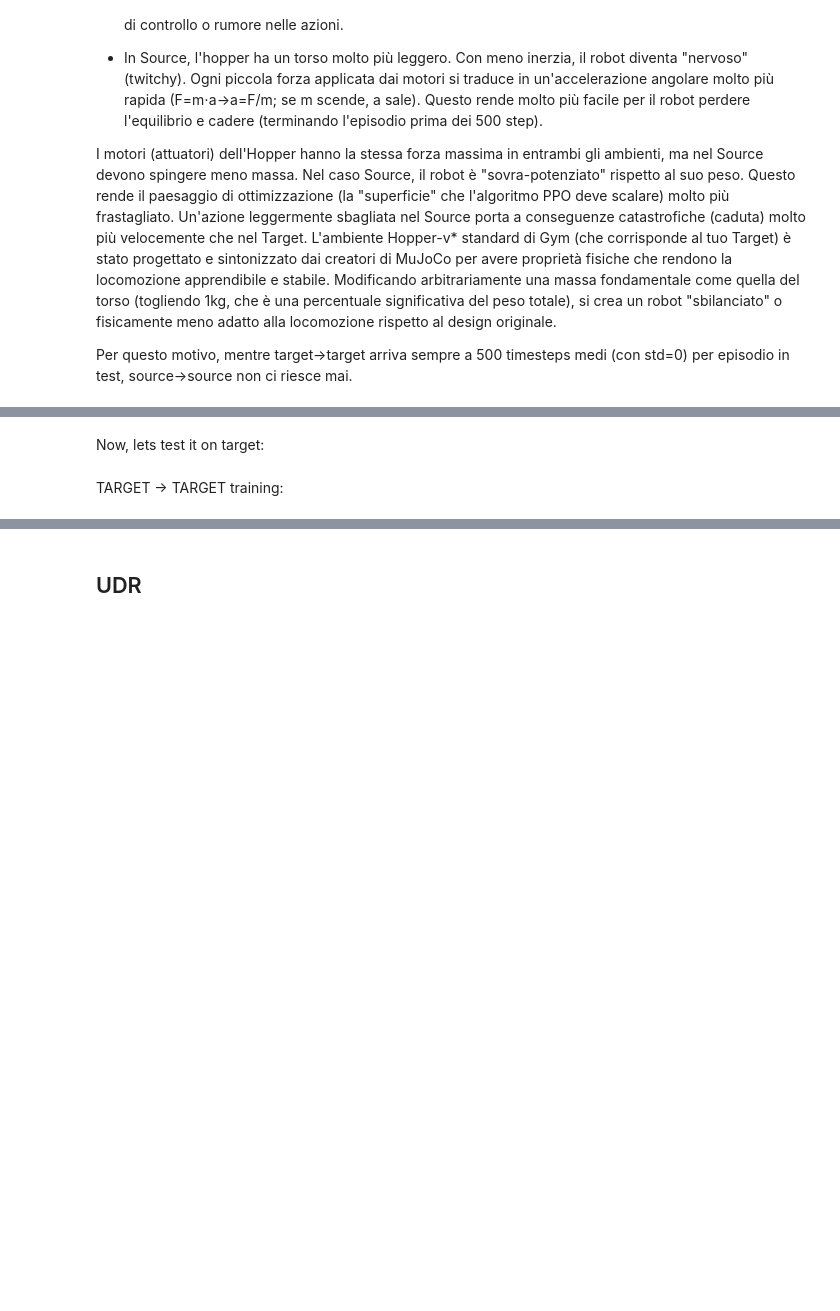
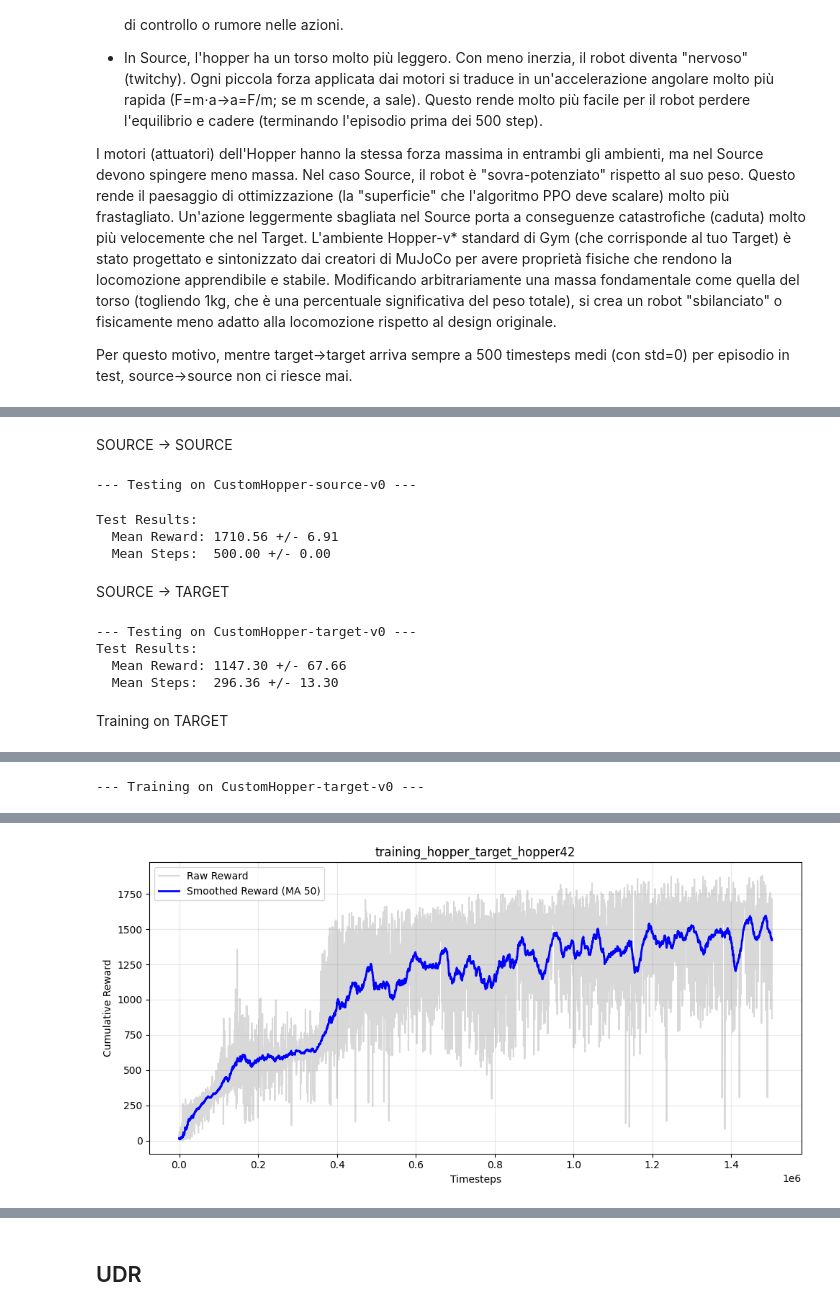
Before and after one commit to daviderandino/RLProject, a Jupyter notebook: experiments.ipynb, the cells around one changed output, grey strips where cells are left out. Cells and saved outputs as stored; diff of their text form; code cells hidden in the pictures; blank space fills up the shorter version.

```diff
--- a/experiments.ipynb
+++ b/experiments.ipynb
@@ -37,22 +41,35 @@ PPO_train(
+# %% [markdown]
+SOURCE -> SOURCE
 # %%
 mean, std = PPO_test(
     test_env_id='CustomHopper-source-v0',
-    model_name=f'ppo_source_{SEED}'
+    model_name=f'hopper_source_{SEED}'
 )
+# %% [output]
+--- Testing on CustomHopper-source-v0 ---
+Test Results:
+  Mean Reward: 1710.56 +/- 6.91
+  Mean Steps:  500.00 +/- 0.00
 # %% [markdown]
-Now, lets test it on target:
+SOURCE -> TARGET
 # %%
 mean, std = PPO_test(
     test_env_id='CustomHopper-target-v0',
-    model_name=f'ppo_source_{SEED}'
+    model_name=f'hopper_source_{SEED}'
 )
+# %% [output]
+--- Testing on CustomHopper-target-v0 ---
+Test Results:
+  Mean Reward: 1147.30 +/- 67.66
+  Mean Steps:  296.36 +/- 13.30
 # %% [markdown]
-TARGET -> TARGET training:
+Training on TARGET
 # %%
 PPO_train(
     train_env_id='CustomHopper-target-v0',
-    model_name=f'ppo_target_{SEED}',
+    model_name=f'hopper_target_{SEED}',
     lr=3e-4,
     steps=TIMESTEPS,
     seed=SEED
 )
+# %% [output]
@@ -58,0 +77 @@ PPO_train(
+--- Training on CustomHopper-target-v0 ---
@@ -58,0 +79 @@ PPO_train(
+[figure, added]
```
Also changed, not shown: parts of 34 cells of this notebook, 29 other files.
